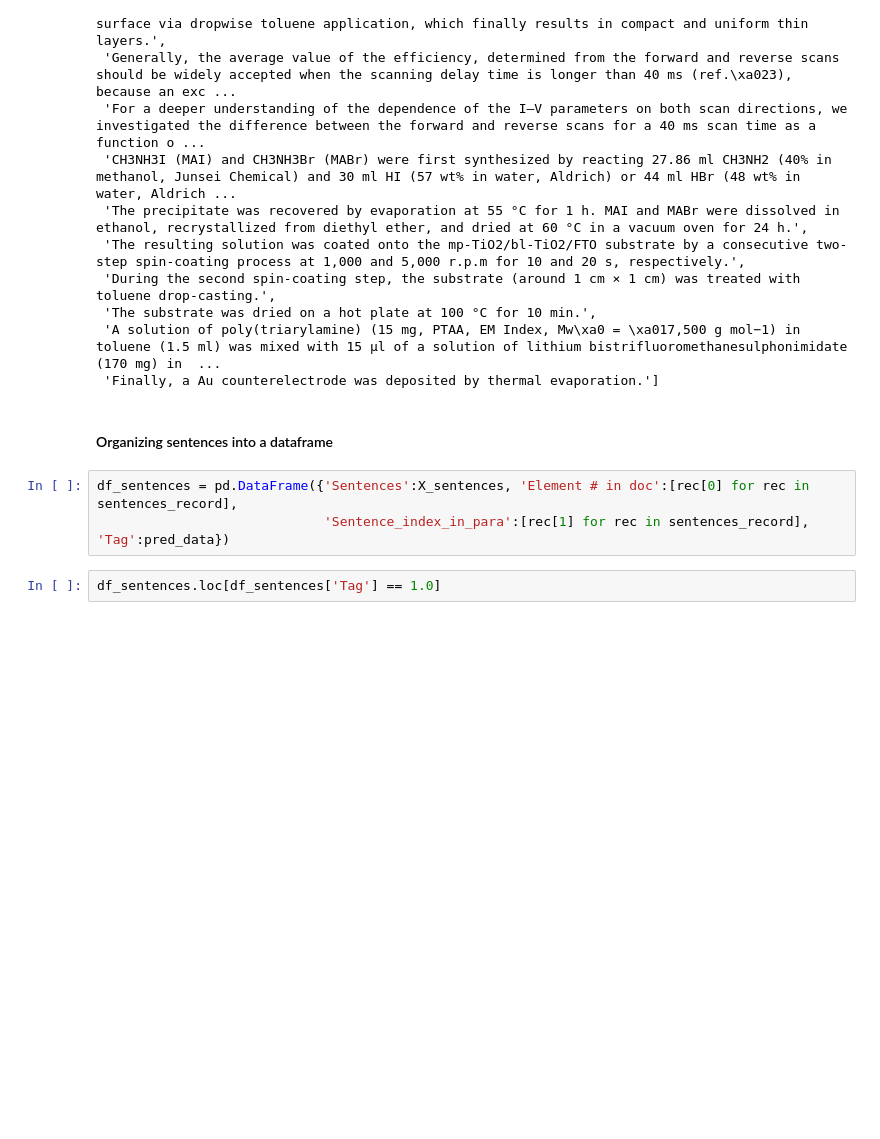
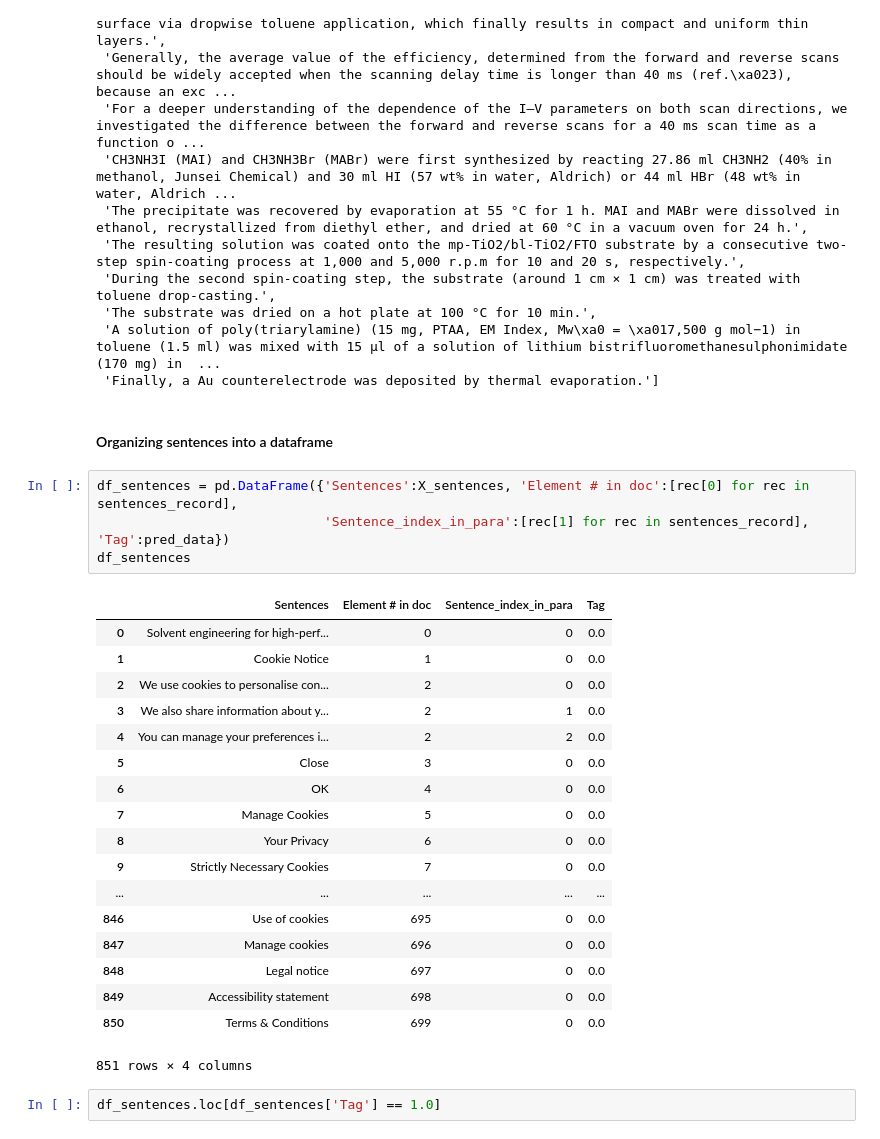
Before and after one commit to paper-parser/paper-parser, a Jupyter notebook: examples/example_notebook.ipynb, the cells around one changed output. Drawn from its saved outputs; the diff is of its cells as text; blank space fills up the shorter version.

```diff
--- a/examples/example_notebook.ipynb
+++ b/examples/example_notebook.ipynb
@@ -55,6 +55,26 @@ synthesis_sentences
 # %%
 df_sentences = pd.DataFrame({'Sentences':X_sentences, 'Element # in doc':[rec[0] for rec in sentences_record],
                              'Sentence_index_in_para':[rec[1] for rec in sentences_record], 'Tag':pred_data})
+df_sentences
+# %% [output]
+|  | Sentences | Element # in doc | Sentence_index_in_para | Tag |
+| 0 | Solvent engineering for high-perf... | 0 | 0 | 0.0 |
+| 1 | Cookie Notice | 1 | 0 | 0.0 |
+| 2 | We use cookies to personalise con... | 2 | 0 | 0.0 |
+| 3 | We also share information about y... | 2 | 1 | 0.0 |
+| 4 | You can manage your preferences i... | 2 | 2 | 0.0 |
+| 5 | Close | 3 | 0 | 0.0 |
+| 6 | OK | 4 | 0 | 0.0 |
+| 7 | Manage Cookies | 5 | 0 | 0.0 |
+| 8 | Your Privacy | 6 | 0 | 0.0 |
+| 9 | Strictly Necessary Cookies | 7 | 0 | 0.0 |
+| ... | ... | ... | ... | ... |
+| 846 | Use of cookies | 695 | 0 | 0.0 |
+| 847 | Manage cookies | 696 | 0 | 0.0 |
+| 848 | Legal notice | 697 | 0 | 0.0 |
+| 849 | Accessibility statement | 698 | 0 | 0.0 |
+| 850 | Terms & Conditions | 699 | 0 | 0.0 |
+851 rows × 4 columns
 # %%
 df_sentences.loc[df_sentences['Tag'] == 1.0]
 # %% [output]
```
Also changed, not shown: parts of 1 cell of this notebook.
